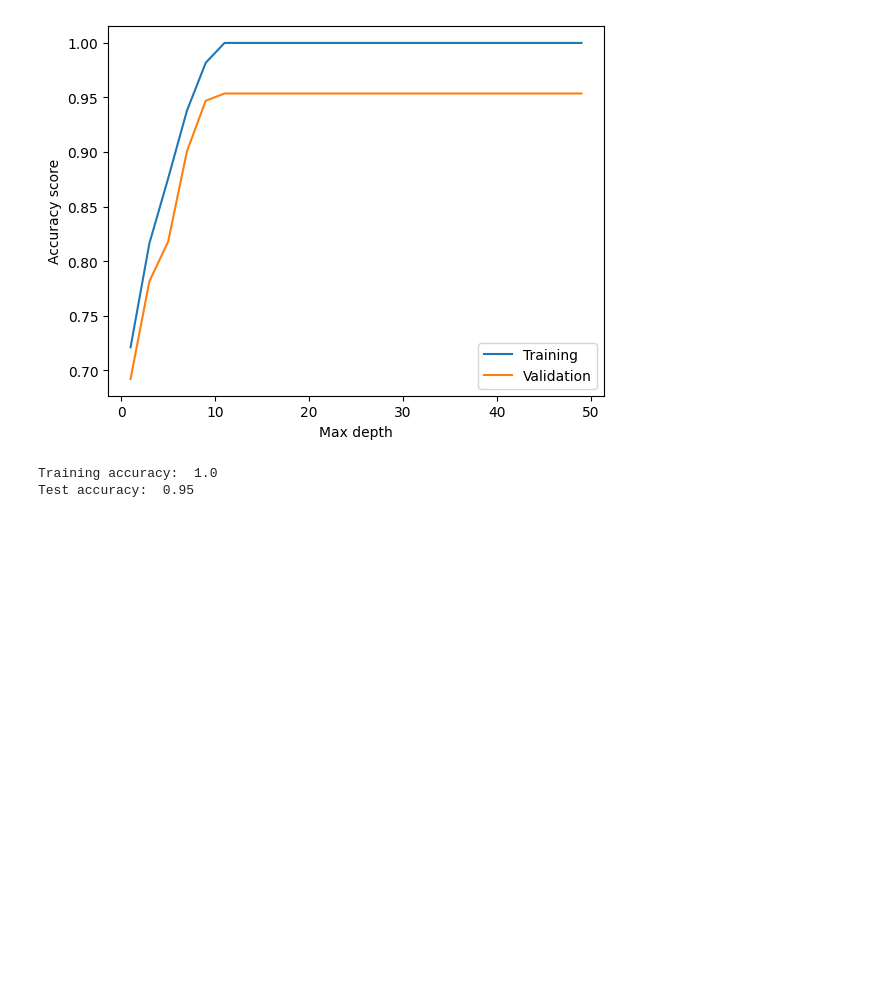
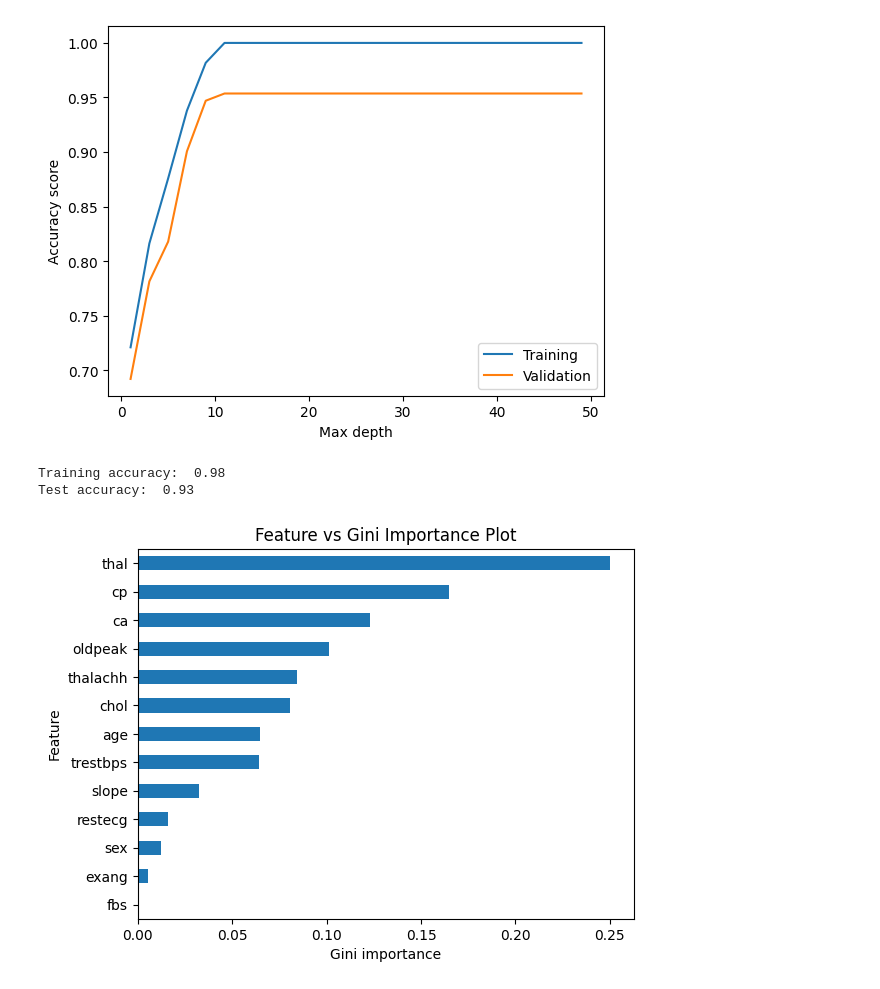
Before and after one commit to Snt-Kriss/decision-tree-classifier, a Jupyter notebook: decision-tree.ipynb, the cells around one changed output. Drawn from its saved outputs; the diff is of its cells as text; code cells hidden in the pictures; blank space fills up the shorter version.

```diff
--- a/decision-tree.ipynb
+++ b/decision-tree.ipynb
@@ -46,6 +46,6 @@ print("Baseline accuracy score is: ", acc_baseline.round(2))
 Baseline accuracy score is:  0.51
 # %%
 #Iteration phase
-model= DecisionTreeClassifier(max_depth=10, random_state= 42)
+model= DecisionTreeClassifier(max_depth=9, random_state= 42)
 model.fit(X_train, y_train)
 # %% [output]
@@ -93,7 +93,19 @@ acc_train= accuracy_score(y_train, model.predict(X_train))
 acc_test= model.score(X_test, y_test)
 print("Training accuracy: ", round(acc_train, 2))
 print("Test accuracy: ", round(acc_test, 2))
-#It appears there's an overfitting issue, let me switch to ensemble models
 # %% [output]
-Training accuracy:  1.0
-Test accuracy:  0.95
+Training accuracy:  0.98
+Test accuracy:  0.93
+# %%
+#Communication phase
+features= X_train.columns
+importances= model.feature_importances_
+# %%
+feat_imp= pd.Series(importances, index= features).sort_values()
+# %%
+feat_imp.plot(kind="barh")
+plt.xlabel("Gini importance")
+plt.ylabel("Feature")
+plt.title("Feature vs Gini Importance Plot");
+# %% [output]
+[figure, added]
```
Also changed, not shown: parts of 2 cells of this notebook.
